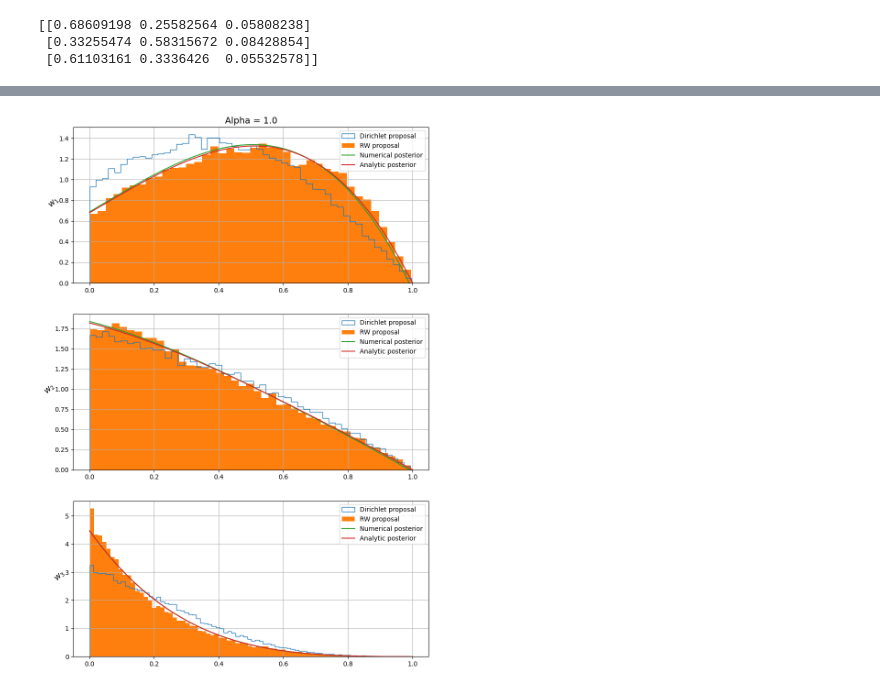
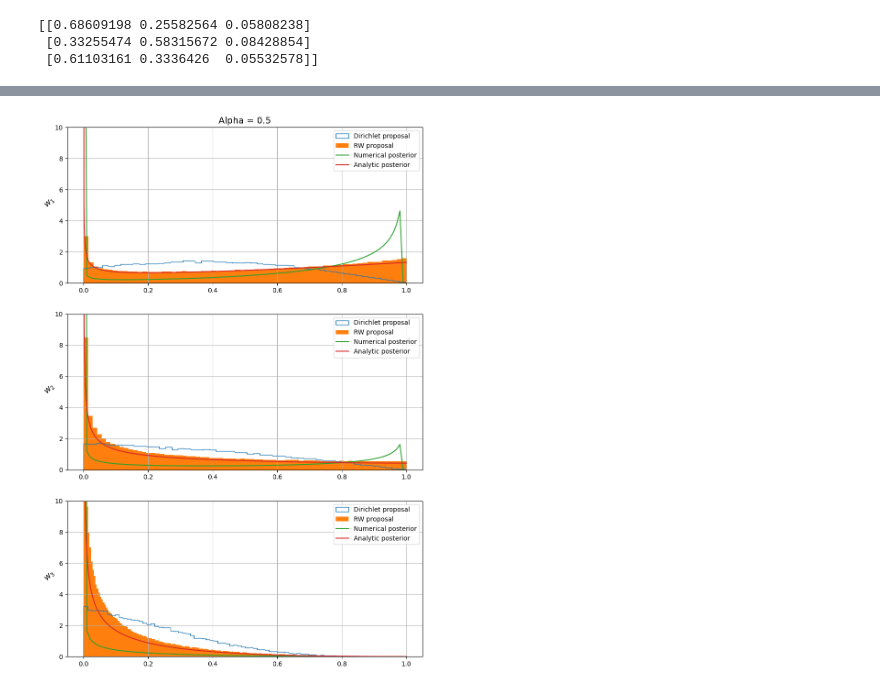
Before and after one commit to marcgrillo/dirichlet, a Jupyter notebook: notebook2.ipynb, the cells around one changed output, grey strips where cells are left out. Drawn from its saved outputs; the diff is of its cells as text; code cells hidden in the pictures.

```diff
--- a/notebook2.ipynb
+++ b/notebook2.ipynb
@@ -126,10 +126,10 @@ print(xt)
  [0.33255474 0.58315672 0.08428854]
  [0.61103161 0.3336426  0.05532578]]
 # %%
-a = 1
+a = 0.5
 alpha = np.ones(n_pars)*a
 
-n = int(1e5)
+n = int(1e6)
 
 #samples = sampling(n, xt, alpha)
 eps = 1
@@ -147,28 +156,28 @@ for i in range(n_pars):
 # %%
 fig, axs = plt.subplots( n_pars, figsize = [10,15] )
 w = samples
 w2 = samples2
 x = np.arange(0, len(w[0]))
 for i in range(n_pars):
     axs[i].hist(np.transpose(w)[i], bins = 'auto', histtype='step', density = True, label = 'Dirichlet proposal')
     axs[i].hist(np.transpose(w2)[i], bins = 'auto', density = True, label = 'RW proposal')
     axs[i].set_ylabel(f'$w_{i+1}$', rotation = 45, size = '13')
     axs[i].plot(anal_x[i], anal[i], label = 'Numerical posterior')
     if i == 0 :
         xx = np.linspace(1e-6,1,1000)
         axs[i].plot(xx, w1_post(xx, alpha, xt), label = 'Analytic posterior')
     if i == 1 :
         xx = np.linspace(1e-6,1,1000)
         axs[i].plot(xx, w2_post(xx, alpha, xt), label = 'Analytic posterior')
     if i == 2 :
         xx = np.linspace(1e-6,1,1000)
         axs[i].plot(xx, w3_post(xx, alpha, xt), label = 'Analytic posterior')
     axs[i].grid()
     axs[i].legend()
-    #axs[i].set_ylim([0,10])
+    axs[i].set_ylim([0,10])
 axs[0].set_title(f'Alpha = {alpha[0]}', size = 14)
 plt.savefig('Alpha'+str(alpha[0])+'.png')
 plt.show()
 plt.close()
 # %% [output]
-[figure, old version]
+[figure, new version]
```
Also changed, not shown: parts of 1 cell of this notebook, 1 other file.
